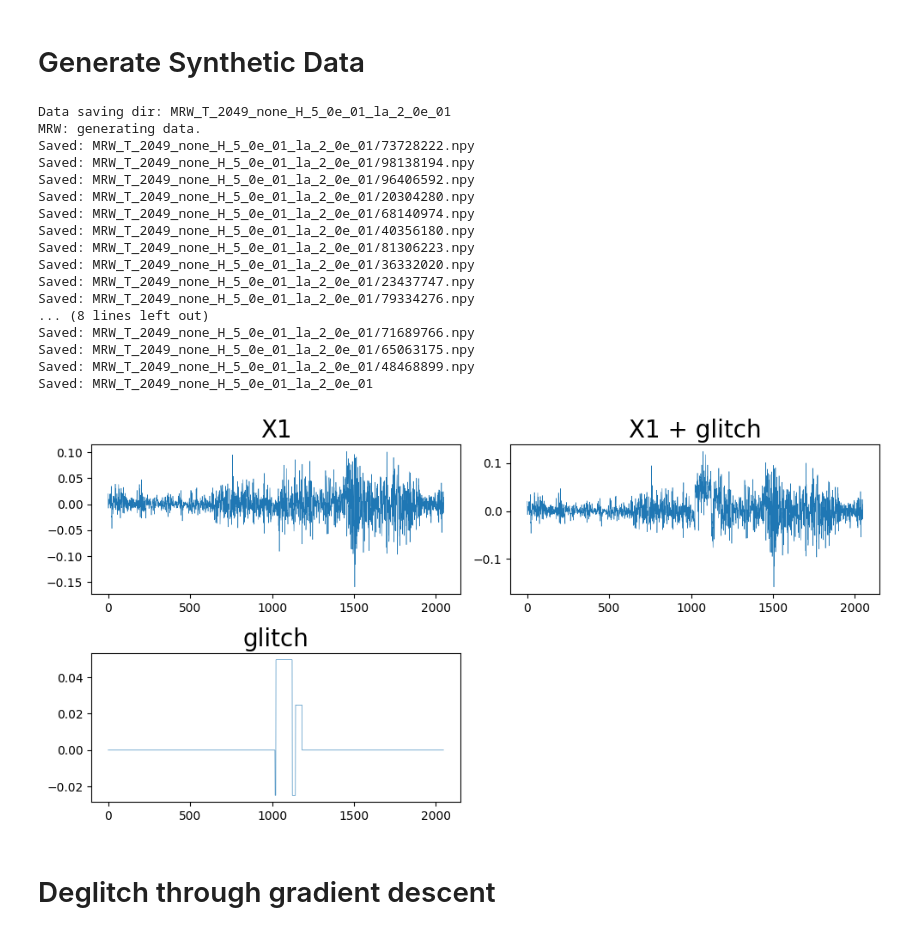
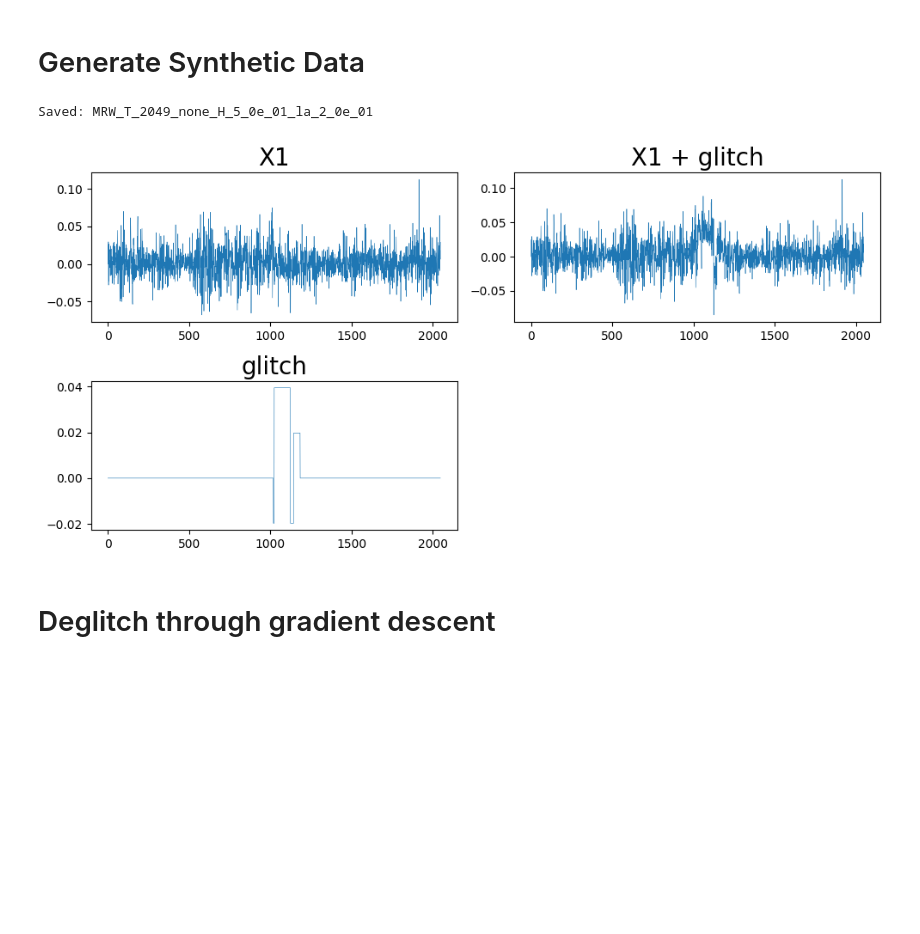
Before and after one commit to alisiahkoohi/fvae, a Jupyter notebook: notebooks/deglitching-multi-signal.ipynb, the cells around one changed output. Drawn from its saved outputs; the diff is of its cells as text; code cells hidden in the pictures; blank space fills up the shorter version.

```diff
--- a/notebooks/deglitching-multi-signal.ipynb
+++ b/notebooks/deglitching-multi-signal.ipynb
@@ -11,58 +11,44 @@ from scatcov.frontend import *
 # Generate Synthetic Data
 # %%
 # sum two signals X1 + X2 where X2 is a "glitch"
+
+R = 51
 
 T = 2 ** 11
 
 # X1: background noise signal
-dataset = load_data(process_name="mrw", R=11, T=T+1, H=0.5, lam=0.2)[:, 0, :]
+dataset = load_data(process_name="mrw", R=R, T=T+1, H=0.5, lam=0.2)[:, 0, :]
 dataset = dataset[:, 1:] - dataset[:, :-1]
 
 X1 = copy.copy(dataset[0, :])
 
 # X2: transient localized event, a "glitch"
 X2 = np.zeros(T)
 X2[T//2-5:T//2] = -1
 X2[T//2:T//2+100] = 2
 X2[T//2+100:T//2+120] = -1
 X2[T//2+120:T//2+160] = 1
 X2 /= (X2**2).mean()**0.5
 X2 *= 0.5 * np.std(X1)
 
 # plot
 plt.figure(figsize=(10,5))
 plt.subplot2grid((2,2), (0, 0))
 plt.plot(X1, linewidth=0.4)
 plt.title('X1', fontsize=20)
 
 plt.subplot2grid((2,2), (1, 0))
 plt.plot(X2, linewidth=0.4)
 plt.title('glitch', fontsize=20)
 
 plt.subplot2grid((2,2), (0, 1))
 plt.plot(X1 + X2, linewidth=0.4)
 plt.title('X1 + glitch', fontsize=20)
 
 plt.tight_layout()
 # %% [output]
-Data saving dir: MRW_T_2049_none_H_5_0e_01_la_2_0e_01
-MRW: generating data.
-Saved: MRW_T_2049_none_H_5_0e_01_la_2_0e_01/73728222.npy
-Saved: MRW_T_2049_none_H_5_0e_01_la_2_0e_01/98138194.npy
-Saved: MRW_T_2049_none_H_5_0e_01_la_2_0e_01/96406592.npy
-Saved: MRW_T_2049_none_H_5_0e_01_la_2_0e_01/20304280.npy
-Saved: MRW_T_2049_none_H_5_0e_01_la_2_0e_01/68140974.npy
-Saved: MRW_T_2049_none_H_5_0e_01_la_2_0e_01/40356180.npy
-Saved: MRW_T_2049_none_H_5_0e_01_la_2_0e_01/81306223.npy
-Saved: MRW_T_2049_none_H_5_0e_01_la_2_0e_01/36332020.npy
-Saved: MRW_T_2049_none_H_5_0e_01_la_2_0e_01/23437747.npy
-Saved: MRW_T_2049_none_H_5_0e_01_la_2_0e_01/79334276.npy
-... (8 lines left out)
-Saved: MRW_T_2049_none_H_5_0e_01_la_2_0e_01/71689766.npy
-Saved: MRW_T_2049_none_H_5_0e_01_la_2_0e_01/65063175.npy
-Saved: MRW_T_2049_none_H_5_0e_01_la_2_0e_01/48468899.npy
 Saved: MRW_T_2049_none_H_5_0e_01_la_2_0e_01
-[figure, old version]
+[figure, new version]
 # %% [markdown]
 # Deglitch through gradient descent
 # %%
```
Also changed, not shown: parts of 2 cells of this notebook, 1 other file.
